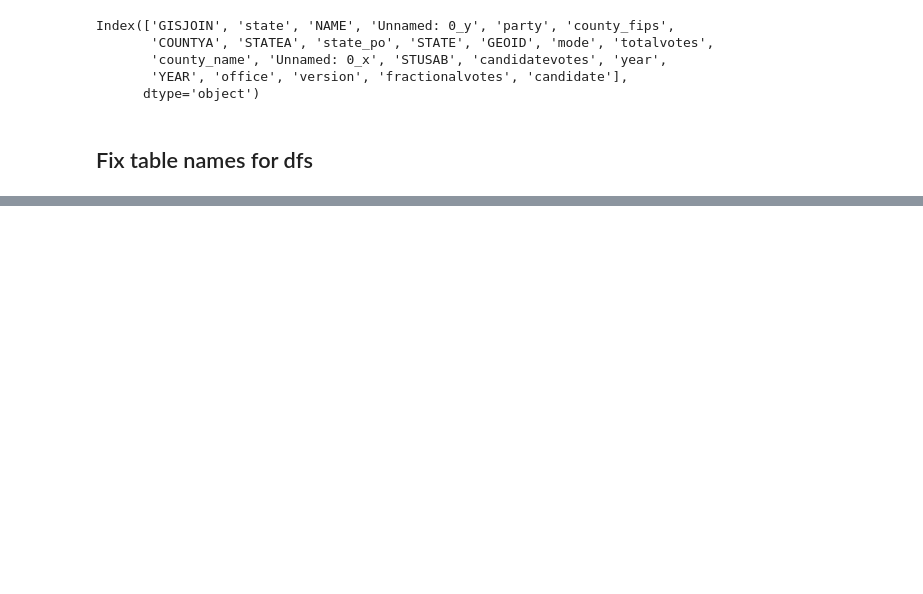
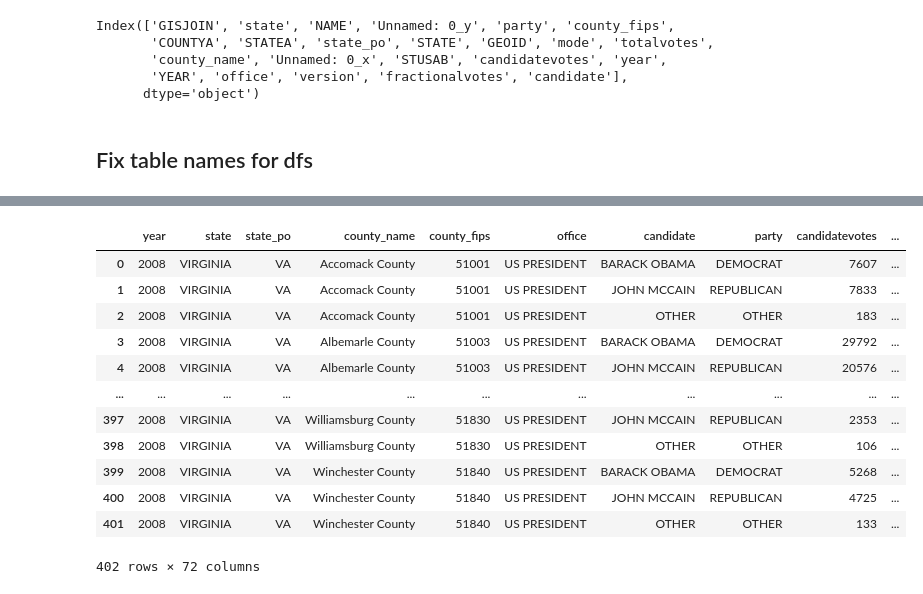
Before and after one commit to Catherine-Nguyen88/project_voting, a Jupyter notebook: merging_and_wrangling.ipynb, the cells around one changed output, grey strips where cells are left out. Cells and saved outputs as stored; diff of their text form; code cells hidden in the pictures; blank space fills up the shorter version.

```diff
--- a/merging_and_wrangling.ipynb
+++ b/merging_and_wrangling.ipynb
@@ -315,6 +310,3 @@ dfs2.rename(columns=names2012_dict,inplace=True)
 dfs2.rename(columns=names2014_dict,inplace=True)
 dfs2.rename(columns=names2016_dict,inplace=True)
 dfs2.rename(columns=names2020_dict,inplace=True)
-# %%
-pd.set_option('display.max_columns', None)
-dfs2
@@ -341,3 +315,5 @@ varnames = pd.read_csv('./project_voting/variablestouse.csv')
 varnames['Name'] = varnames['Name'].str.lstrip()
 varsuse = varnames['Name']
 varsuse.shape
+varsuse = [str(x) for x in varsuse]
+varsuse
@@ -363,0 +320,5 @@ dfuse
+# %%
+votingnames = ['year','state','state_po','county_name','county_fips','office','candidate','party','candidatevotes','totalvotes']
+# %%
+varsusefinal = votingnames + varsuse
+varsusefinal
@@ -363,0 +343,18 @@ dfuse
+# %%
+merged_2008.rename(columns=names2012_dict,inplace=True)
+merged_2008
+merged_2008[varsusefinal]
+# %% [output]
+|  | year | state | state_po | county_name | county_fips | office | candidate | party | candidatevotes | ... |
+| 0 | 2008 | VIRGINIA | VA | Accomack County | 51001 | US PRESIDENT | BARACK OBAMA | DEMOCRAT | 7607 | ... |
+| 1 | 2008 | VIRGINIA | VA | Accomack County | 51001 | US PRESIDENT | JOHN MCCAIN | REPUBLICAN | 7833 | ... |
+| 2 | 2008 | VIRGINIA | VA | Accomack County | 51001 | US PRESIDENT | OTHER | OTHER | 183 | ... |
+| 3 | 2008 | VIRGINIA | VA | Albemarle County | 51003 | US PRESIDENT | BARACK OBAMA | DEMOCRAT | 29792 | ... |
+| 4 | 2008 | VIRGINIA | VA | Albemarle County | 51003 | US PRESIDENT | JOHN MCCAIN | REPUBLICAN | 20576 | ... |
+| ... | ... | ... | ... | ... | ... | ... | ... | ... | ... | ... |
+| 397 | 2008 | VIRGINIA | VA | Williamsburg County | 51830 | US PRESIDENT | JOHN MCCAIN | REPUBLICAN | 2353 | ... |
+| 398 | 2008 | VIRGINIA | VA | Williamsburg County | 51830 | US PRESIDENT | OTHER | OTHER | 106 | ... |
+| 399 | 2008 | VIRGINIA | VA | Winchester County | 51840 | US PRESIDENT | BARACK OBAMA | DEMOCRAT | 5268 | ... |
+| 400 | 2008 | VIRGINIA | VA | Winchester County | 51840 | US PRESIDENT | JOHN MCCAIN | REPUBLICAN | 4725 | ... |
+| 401 | 2008 | VIRGINIA | VA | Winchester County | 51840 | US PRESIDENT | OTHER | OTHER | 133 | ... |
+402 rows × 72 columns
```
Also changed, not shown: parts of 14 cells of this notebook.
